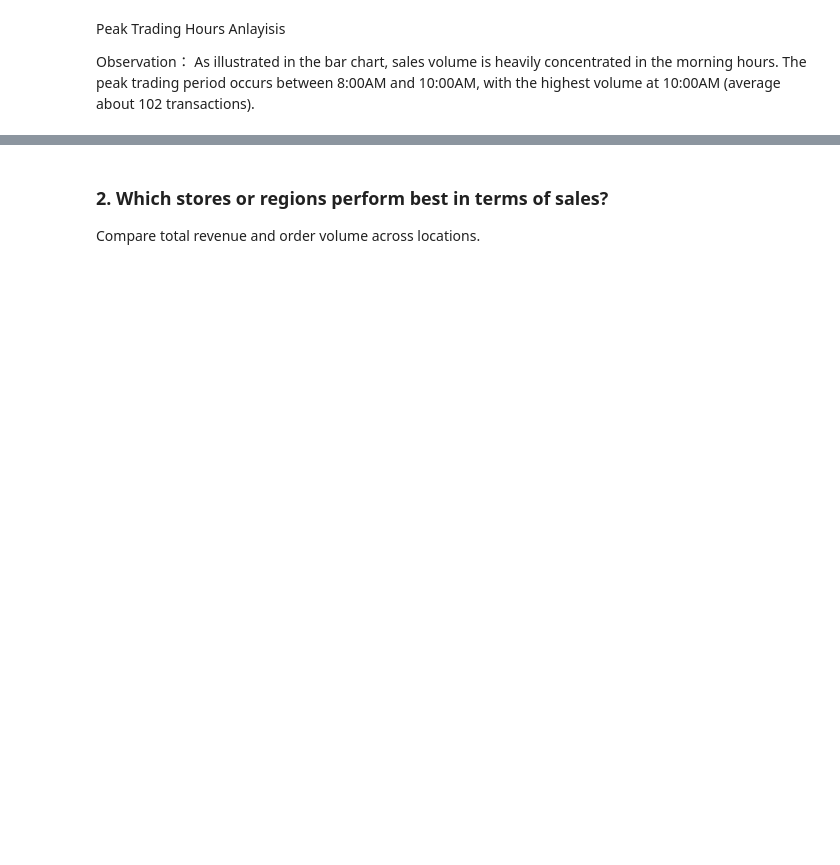
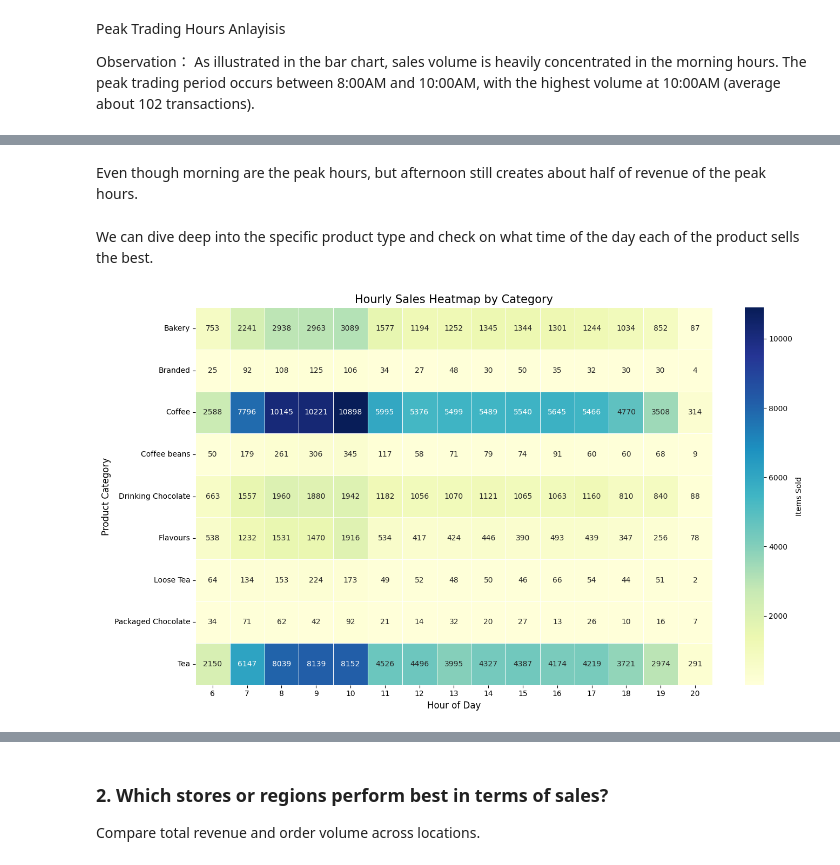
Before and after one commit to yunying-ds/coffee-sales-analysis, a Jupyter notebook: notebooks/01_exploratory_analysis.ipynb, the cells around one changed output, grey strips where cells are left out. Cells and saved outputs as stored; diff of their text form; code cells hidden in the pictures; blank space fills up the shorter version.

```diff
--- a/notebooks/01_exploratory_analysis.ipynb
+++ b/notebooks/01_exploratory_analysis.ipynb
@@ -192 +641,35 @@ transaction_hour
 Name: sales, dtype: float64
+# %% [markdown]
+Even though morning are the peak hours, but afternoon still creates about half of revenue of the peak hours.
+# %% [markdown]
+We can dive deep into the specific product type and check on what time of the day each of the product sells the best.
+# %%
+# 1. pivot table
+heatmap_data = df.pivot_table(
+    index="product_category",
+    columns="transaction_hour",
+    values="transaction_qty",
+    aggfunc="sum",
+    fill_value=0,  # 没卖出去的时段填0
+)
+
+# 2. plot
+plt.figure(figsize=(14, 8))
+
+sns.heatmap(
+    heatmap_data,
+    cmap="YlGnBu",
+    annot=True,
+    fmt=".0f",
+    linewidths=0.5,
+    cbar_kws={"label": "Items Sold"},
+)
+
+plt.title("Hourly Sales Heatmap by Category", fontsize=15)
+plt.xlabel("Hour of Day", fontsize=12)
+plt.ylabel("Product Category", fontsize=12)
+
+plt.tight_layout()
+plt.show()
+# %% [output]
+[figure, added]
```
Also changed, not shown: parts of 49 cells of this notebook.
